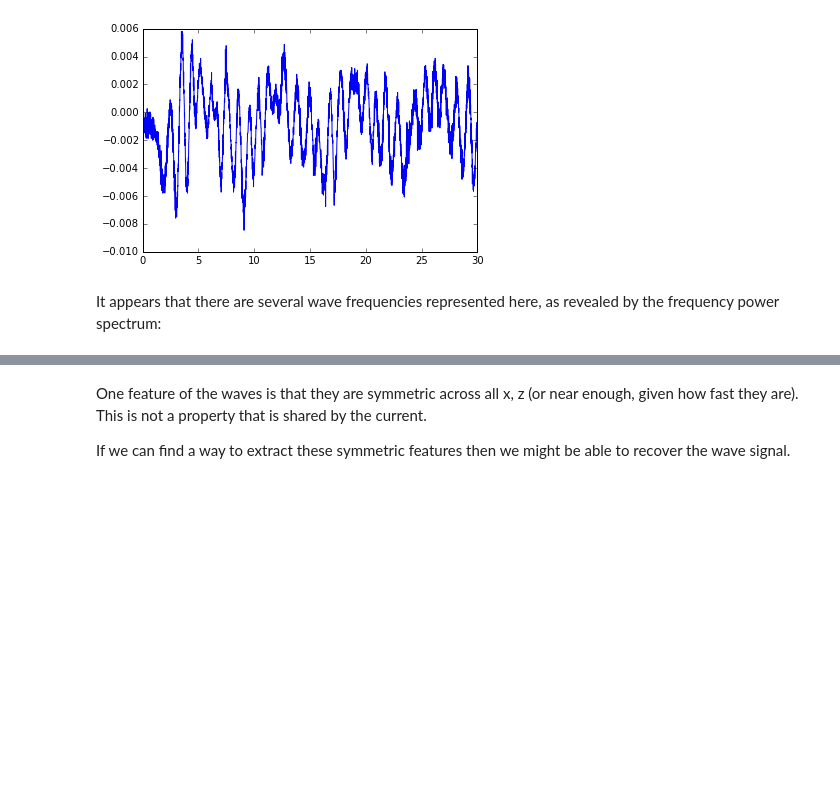
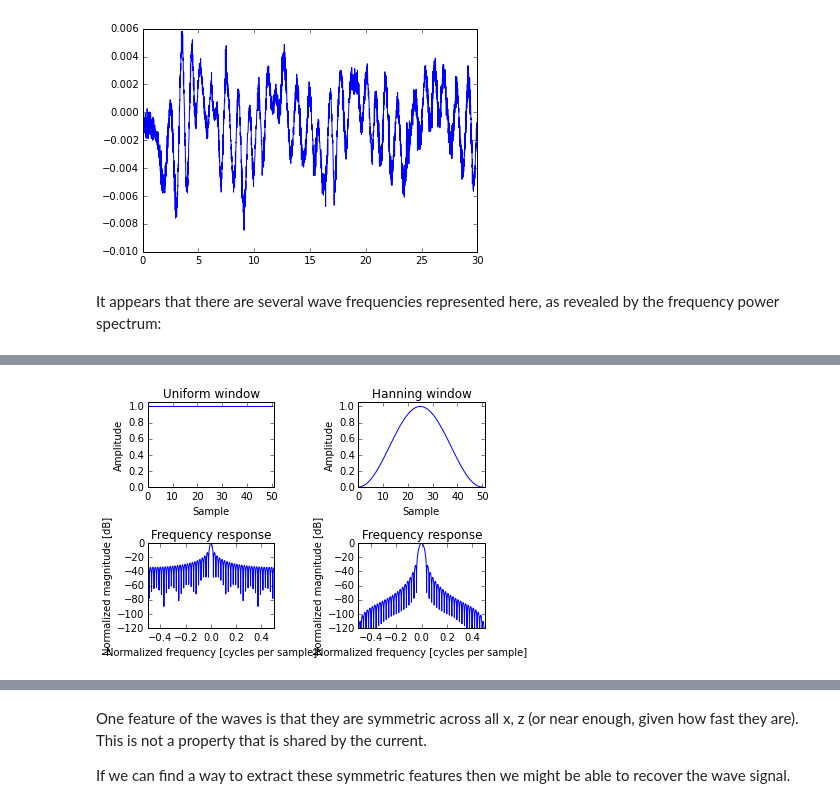
Before and after one commit to aaren/thesis, a Jupyter notebook: chapters/turbulence/wave-subtraction/summary.ipynb, the cells around one changed output, grey strips where cells are left out. Drawn from its saved outputs; the diff is of its cells as text; code cells hidden in the pictures; blank space fills up the shorter version.

```diff
--- a/chapters/turbulence/wave-subtraction/summary.ipynb
+++ b/chapters/turbulence/wave-subtraction/summary.ipynb
@@ -87,0 +104,35 @@ The cluster of frequencies is interesting. We can look at the wavelet transform
+# %%
+import scipy.signal as sig
+
+def plot_window(ax, window, name):
+    ax.plot(window)
+    ax.axis([0, len(window), 0, 1.05])
+    ax.set_title("{} window".format(name))
+    ax.set_ylabel("Amplitude")
+    ax.set_xlabel("Sample")
+
+def plot_frequency_response(ax, window):
+    A = np.fft.fft(window, 2048) / (len(window)/2.0)
+    freq = np.linspace(-0.5, 0.5, len(A))
+    response = 20 * np.log10(np.abs(np.fft.fftshift(A / abs(A).max())))
+
+    ax.plot(freq, response)
+    ax.axis([-0.5, 0.5, -120, 0])
+    ax.set_title("Frequency response")
+    ax.set_ylabel("Normalized magnitude [dB]")
+    ax.set_xlabel("Normalized frequency [cycles per sample]")
+
+fig, axes = plt.subplots(nrows=2, ncols=2)
+
+hanning = sig.hanning(51)
+boxcar = sig.boxcar(51)
+
+plot_window(axes[0, 0], boxcar, 'Uniform')
+plot_frequency_response(axes[1, 0], boxcar)
+
+plot_window(axes[0, 1], hanning, 'Hanning')
+plot_frequency_response(axes[1, 1], hanning)
+
+fig.tight_layout()
+# %% [output]
+[figure, added]
```
Also changed, not shown: parts of 87 cells of this notebook.
